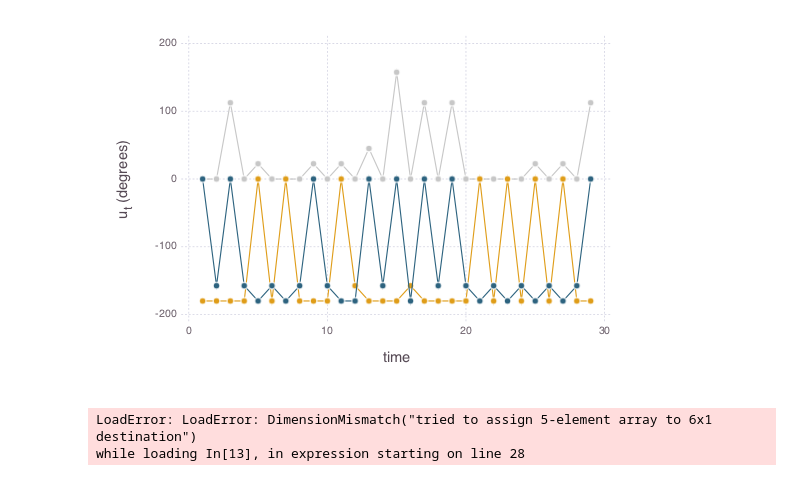
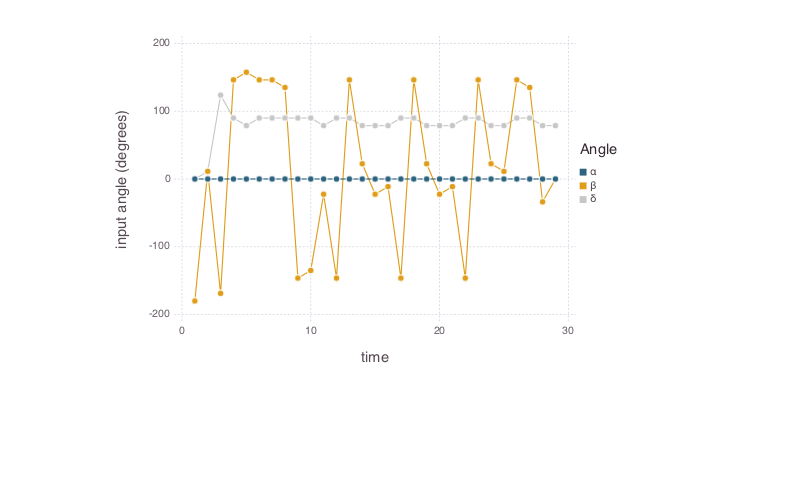
Before and after one commit to maidens/ACC-2017, a Jupyter notebook: src/DP_MR_fingerprinting_reduced.ipynb, the cells around one changed output. Drawn from its saved outputs; the diff is of its cells as text; code cells hidden in the pictures; blank space fills up the shorter version.

```diff
--- a/src/DP_MR_fingerprinting_reduced.ipynb
+++ b/src/DP_MR_fingerprinting_reduced.ipynb
@@ -197,17 +120,17 @@ J
 # %%
 # define a finer input grid for policy rollout
-@everywhere nu1 = 16
-@everywhere nu2 = 16
-@everywhere nu3 = 8
+@everywhere nu1 = 1
+@everywhere nu2 = 32
+@everywhere nu3 = 16
 @everywhere ugrid = (
-                     linspace(-pi, pi-2*pi/nu1, nu1),
+                     linspace(0, 0, nu1),
                      linspace(-pi, pi-2*pi/nu2, nu2),
                      linspace(0, pi-pi/nu3, nu3)
                     )
 
 
 # compute optimal trajectory from initial condition x0
-x0 = [0.; 1.; 0.; 0.; 0.]
+x0 = [0.; 0; 1.; 0.; 0.; 0.]
 x_opt, u_opt = dp_rollout(J, x0, f, g, ugrid, xgrid, theta0, N);
 # %%
 using Gadfly
@@ -245,13 +155,14 @@ p
 # %%
 # plot optimal input
 
 p = plot(layer(x=1:N-1, y=180/pi*u_opt[1, :], Geom.point, Geom.line, Theme(default_color=berkeley_blue)),
         layer(x=1:N-1, y=180/pi*u_opt[2, :], Geom.point, Geom.line, Theme(default_color=berkeley_gold)),
-layer(x=1:N-1, y=180/pi*u_opt[3, :], Geom.point, Geom.line, Theme(default_color=gray)),
+        layer(x=1:N-1, y=180/pi*u_opt[3, :], Geom.point, Geom.line, Theme(default_color=gray)),
         Guide.XLabel("time"),
-        Guide.YLabel("u<sub>t</sub> (degrees)")
+        Guide.YLabel("input angle (degrees)"),
+Guide.manual_color_key("Angle", ["α", "β", "δ"], [berkeley_blue, berkeley_gold, gray])
 )
 draw(SVG("MRI_input.svg", 15cm, 10cm), p)
 p
 # %% [output]
-[figure, old version]
+[figure, new version]
@@ -261,47 +168,0 @@ using DataFrames
-# %%
-# confirm that this leads to improvement in parameter estimation error
-
-srand(42) # seed random number generator for reproducible results
-
-function trajectories(u, x0, f, n, N, theta)
-    x = zeros(n, N)
-    x[:, 1] = x0
-    for t=1:N-1
-        x[:, t+1] = f(t, x[:, t], u[:, t], theta)
-    end
-
-    return x
-end
-
-function negative_log_likelihood(theta, y, f, x0, u, n, N)
-    x = (trajectories(u, x0, f, n, N, theta))[2, :]
-    noise_level = sigma^2
-    l = 0
-    for t=1:N
-        l = l - (log(y[t]) - log(noise_level)  - (x[t]^2 + y[t]^2)/(2*noise_level)
-                    + y[t]*x[t]/noise_level
-                    + log(besselix(0, y[t]*x[t]/noise_level))
-                )
-    end
-    return l
-end
-
-y_nominal_opt = (trajectories(u_opt, x0, f, n, N, theta0))[2, :]
-u_rand = pi/2*rand(size(u_opt))
-y_nominal_rand = (trajectories(u_rand, x0, f, n, N, theta0))[2, :]
-
-run_max = 1000
-theta_hat_opt  = zeros(run_max)
-theta_hat_rand = zeros(run_max)
-for run_num = 1:run_max
-    y_gen_opt = abs(y_nominal_opt + sigma*randn(size(y_nominal_opt)) + sigma*im*randn(size(y_nominal_opt)))
-    res = optimize(theta1->negative_log_likelihood([theta1; theta0[2]], y_gen_opt, f, x0, u_opt, n, N), 0, 1)
-    theta_hat_opt[run_num] = res.minimum
-
-    y_gen_rand = abs(y_nominal_rand + sigma*randn(size(y_nominal_rand)) + sigma*im*randn(size(y_nominal_rand)))
-    res = optimize(theta1->negative_log_likelihood([theta1; theta0[2]], y_gen_rand, f, x0, u_rand, n, N), 0, 1)
-    theta_hat_rand[run_num] = res.minimum
-end
-# %% [output]
-LoadError: LoadError: DimensionMismatch("tried to assign 5-element array to 6x1 destination")
-while loading In[13], in expression starting on line 28
```
Also changed, not shown: parts of 9 cells of this notebook, 2 other files.
